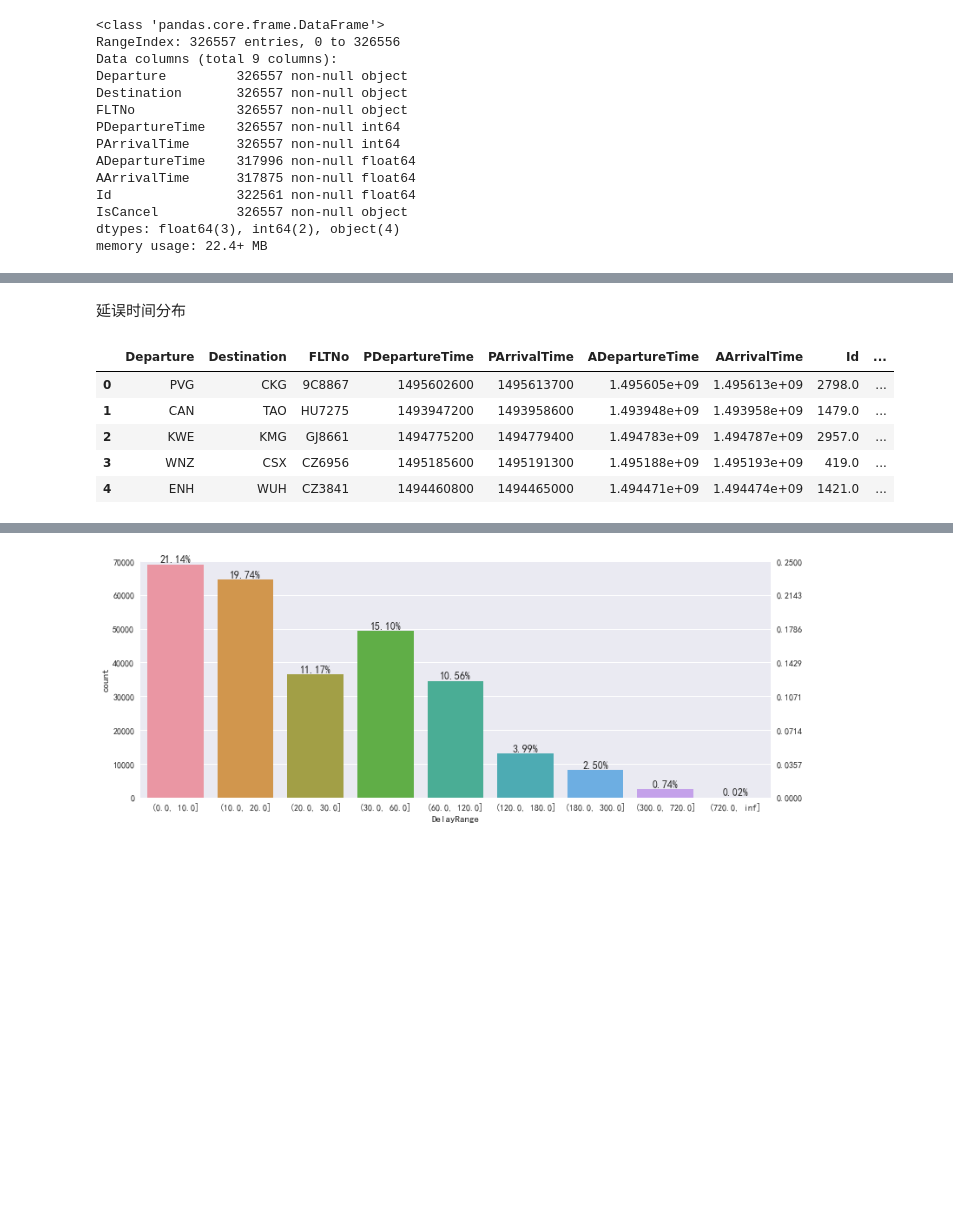
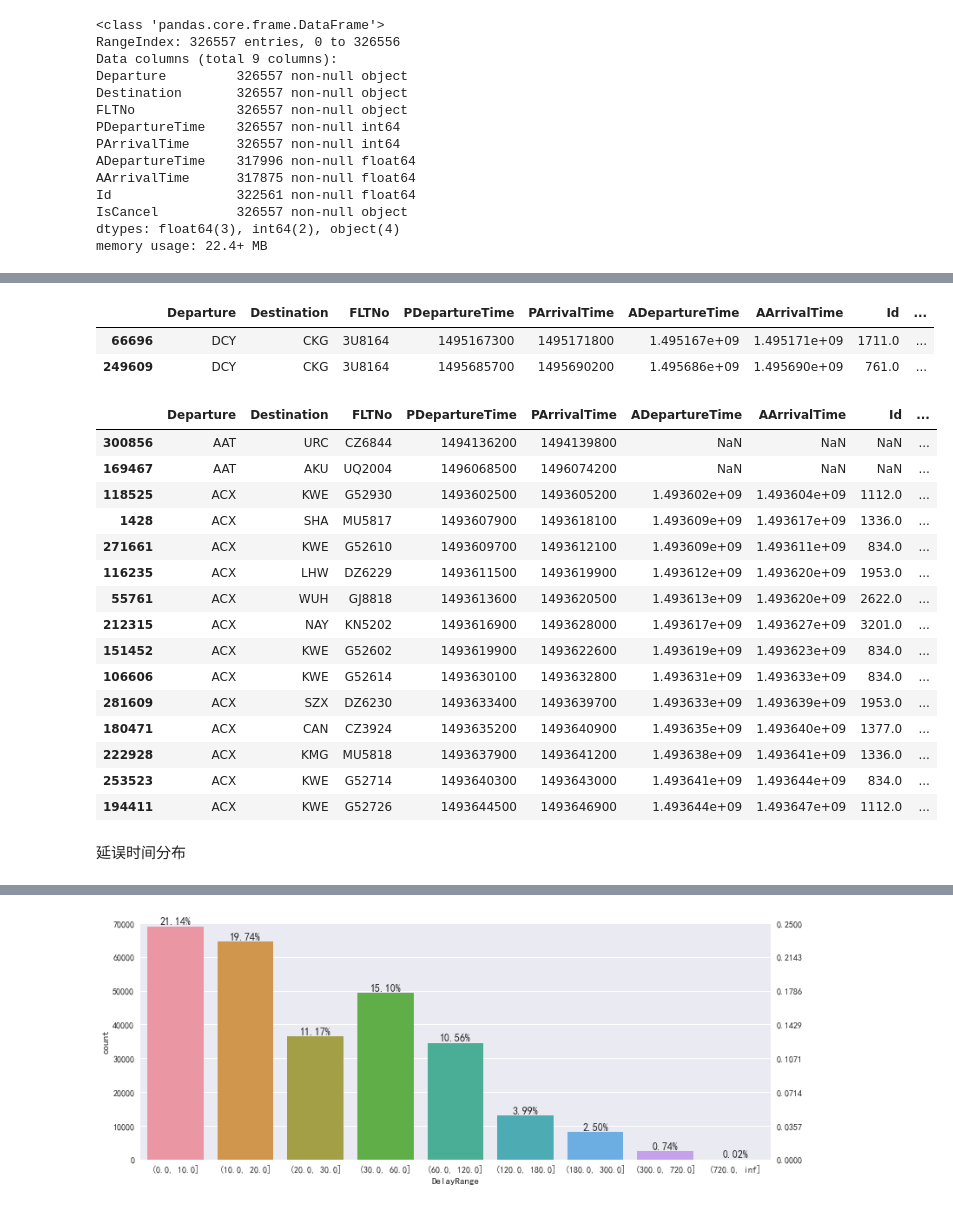
Before and after one commit to coder-ss/ml-learn, a Jupyter notebook: competition/ctrip-fight/exporing.ipynb, the cells around one changed output, grey strips where cells are left out. Cells and saved outputs as stored; diff of their text form; code cells hidden in the pictures; blank space fills up the shorter version.

```diff
--- a/competition/ctrip-fight/exporing.ipynb
+++ b/competition/ctrip-fight/exporing.ipynb
@@ -76,18 +142,34 @@ memory usage: 22.4+ MB
+# %%
+train_1705[train_1705['IsSpecial'] == True]
+# %% [output]
+|  | Departure | Destination | FLTNo | PDepartureTime | PArrivalTime | ADepartureTime | AArrivalTime | Id | ... |
+| 66696 | DCY | CKG | 3U8164 | 1495167300 | 1495171800 | 1.495167e+09 | 1.495171e+09 | 1711.0 | ... |
+| 249609 | DCY | CKG | 3U8164 | 1495685700 | 1495690200 | 1.495686e+09 | 1.495690e+09 | 761.0 | ... |
+# %%
+train_1705['Delay'] = (train_1705['ADepartureTime'] - train_1705['PDepartureTime']) / 60
+
+train_1705['DelayRange'] = pd.cut(train_1705['Delay'], [0, 10, 20, 30, 60, 120, 180, 300, 720, np.inf])
+
+train_1705.head(15)
+# %% [output]
+|  | Departure | Destination | FLTNo | PDepartureTime | PArrivalTime | ADepartureTime | AArrivalTime | Id | ... |
+| 300856 | AAT | URC | CZ6844 | 1494136200 | 1494139800 | NaN | NaN | NaN | ... |
+| 169467 | AAT | AKU | UQ2004 | 1496068500 | 1496074200 | NaN | NaN | NaN | ... |
+| 118525 | ACX | KWE | G52930 | 1493602500 | 1493605200 | 1.493602e+09 | 1.493604e+09 | 1112.0 | ... |
+| 1428 | ACX | SHA | MU5817 | 1493607900 | 1493618100 | 1.493609e+09 | 1.493617e+09 | 1336.0 | ... |
+| 271661 | ACX | KWE | G52610 | 1493609700 | 1493612100 | 1.493609e+09 | 1.493611e+09 | 834.0 | ... |
+| 116235 | ACX | LHW | DZ6229 | 1493611500 | 1493619900 | 1.493612e+09 | 1.493620e+09 | 1953.0 | ... |
+| 55761 | ACX | WUH | GJ8818 | 1493613600 | 1493620500 | 1.493613e+09 | 1.493620e+09 | 2622.0 | ... |
+| 212315 | ACX | NAY | KN5202 | 1493616900 | 1493628000 | 1.493617e+09 | 1.493627e+09 | 3201.0 | ... |
+| 151452 | ACX | KWE | G52602 | 1493619900 | 1493622600 | 1.493619e+09 | 1.493623e+09 | 834.0 | ... |
+| 106606 | ACX | KWE | G52614 | 1493630100 | 1493632800 | 1.493631e+09 | 1.493633e+09 | 834.0 | ... |
+| 281609 | ACX | SZX | DZ6230 | 1493633400 | 1493639700 | 1.493633e+09 | 1.493639e+09 | 1953.0 | ... |
+| 180471 | ACX | CAN | CZ3924 | 1493635200 | 1493640900 | 1.493635e+09 | 1.493640e+09 | 1377.0 | ... |
+| 222928 | ACX | KMG | MU5818 | 1493637900 | 1493641200 | 1.493638e+09 | 1.493641e+09 | 1336.0 | ... |
+| 253523 | ACX | KWE | G52714 | 1493640300 | 1493643000 | 1.493641e+09 | 1.493644e+09 | 834.0 | ... |
+| 194411 | ACX | KWE | G52726 | 1493644500 | 1493646900 | 1.493644e+09 | 1.493647e+09 | 1112.0 | ... |
 # %% [markdown]
 延误时间分布
-# %%
-train_1705['Delay'] = (train_1705['ADepartureTime'] - train_1705['PDepartureTime']) / 60
-
-train_1705['DelayRange'] = pd.cut(train_1705['Delay'], [0, 10, 20, 30, 60, 120, 180, 300, 720, np.inf])
-
-train_1705.head()
-# %% [output]
-|  | Departure | Destination | FLTNo | PDepartureTime | PArrivalTime | ADepartureTime | AArrivalTime | Id | ... |
-| 0 | PVG | CKG | 9C8867 | 1495602600 | 1495613700 | 1.495605e+09 | 1.495613e+09 | 2798.0 | ... |
-| 1 | CAN | TAO | HU7275 | 1493947200 | 1493958600 | 1.493948e+09 | 1.493958e+09 | 1479.0 | ... |
-| 2 | KWE | KMG | GJ8661 | 1494775200 | 1494779400 | 1.494783e+09 | 1.494787e+09 | 2957.0 | ... |
-| 3 | WNZ | CSX | CZ6956 | 1495185600 | 1495191300 | 1.495188e+09 | 1.495193e+09 | 419.0 | ... |
-| 4 | ENH | WUH | CZ3841 | 1494460800 | 1494465000 | 1.494471e+09 | 1.494474e+09 | 1421.0 | ... |
 # %%
 plt.figure(figsize=(15, 4))
 g = sns.kdeplot(train_1705.loc[((~train_1705['Delay'].isnull()) & (train_1705['Delay'] > 0)), 'Delay'])
```
Also changed, not shown: parts of 13 cells of this notebook, 1 other file.
